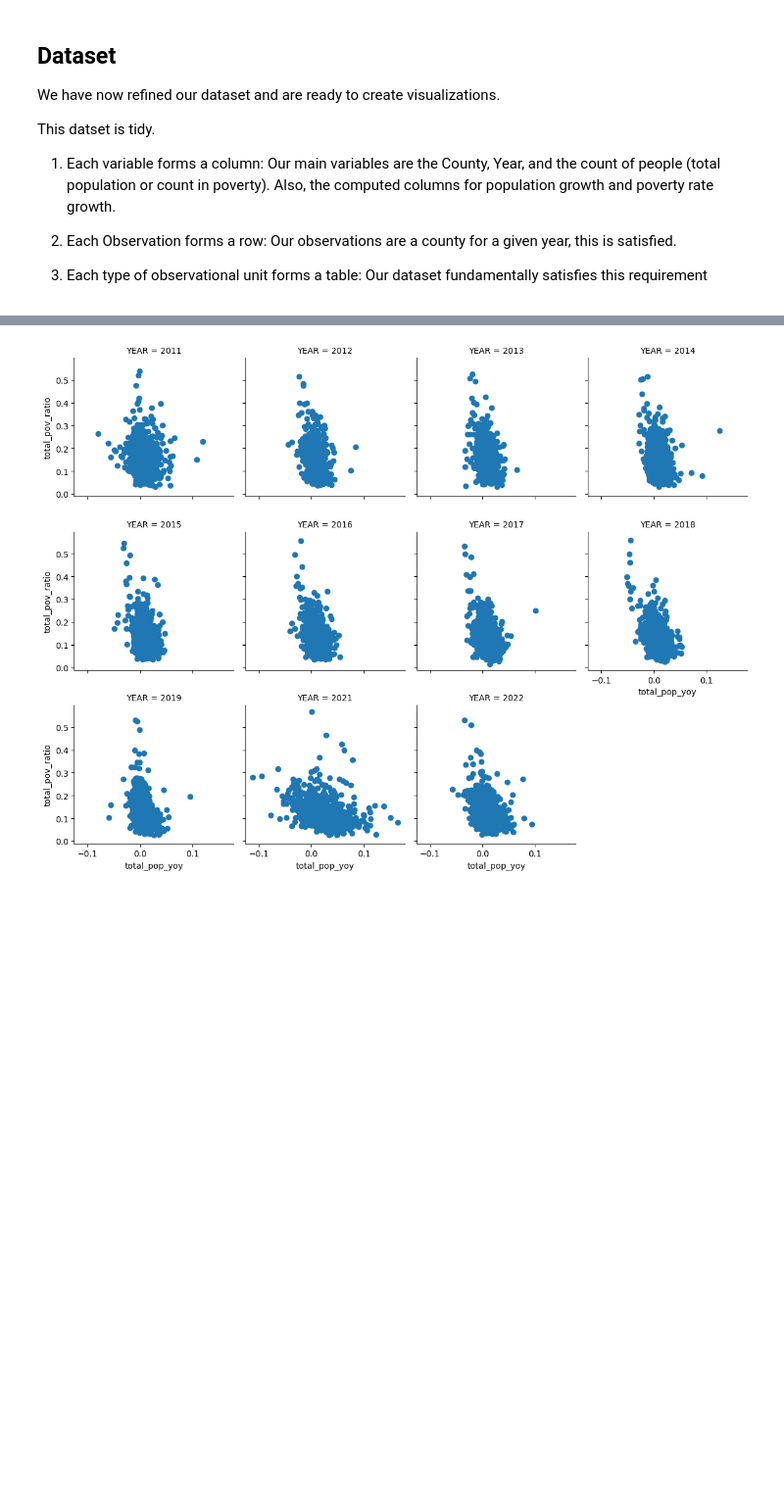
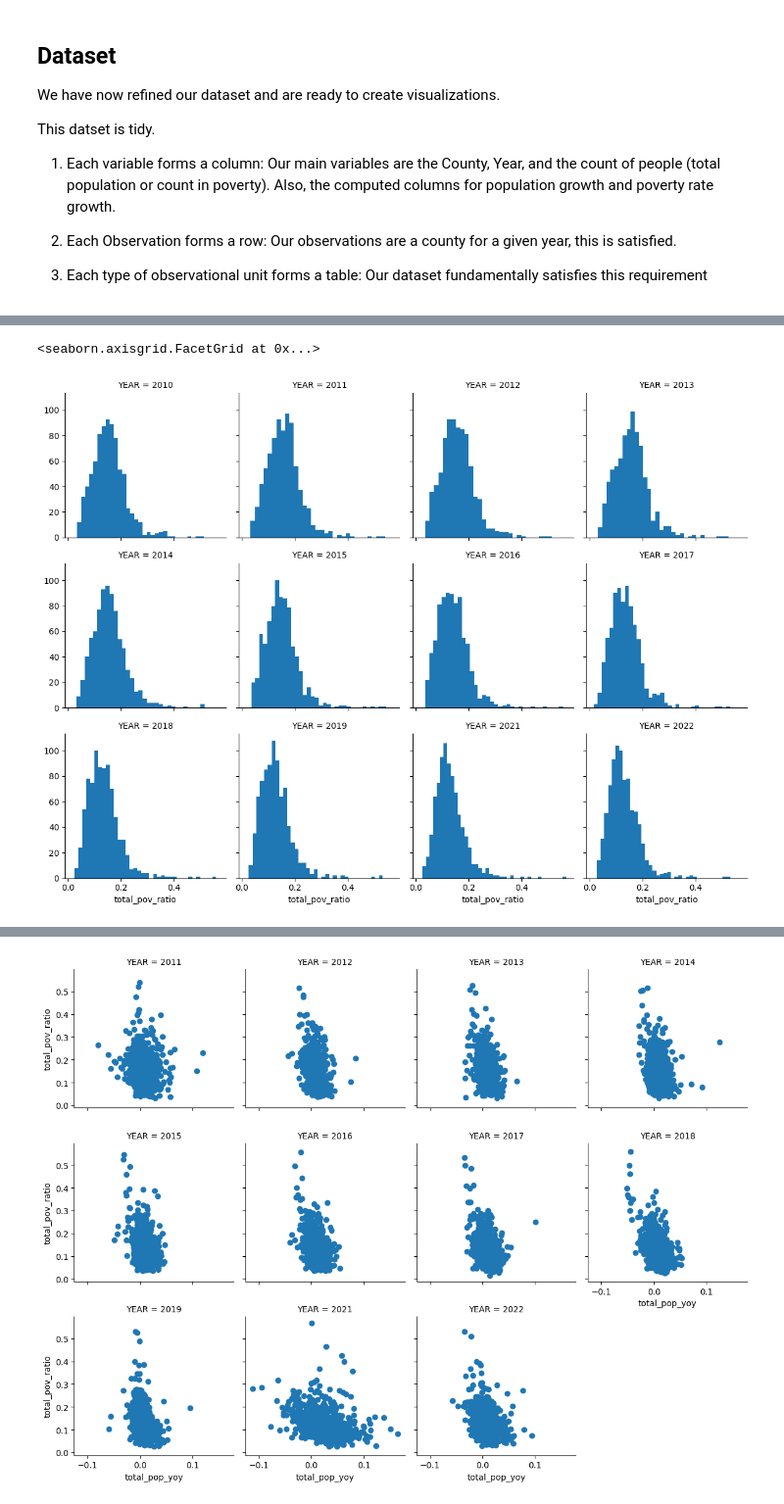
Before and after one commit to jacobshaw42/ds590_data_viz_project, a Jupyter notebook: js_first_nb.ipynb, the cells around one changed output, grey strips where cells are left out. Shown: that part at 98% size. Drawn from its saved outputs; the diff is of its cells as text; code cells hidden in the pictures; blank space fills up the shorter version.

```diff
--- a/js_first_nb.ipynb
+++ b/js_first_nb.ipynb
@@ -179,0 +173,12 @@ df_yoy.head()
+# %%
+import seaborn as sns
+import matplotlib.pyplot as plt
+
+def hist(x, **kwargs):
+    plt.hist(x, **kwargs)
+    plt.xticks()
+h = sns.FacetGrid(df_yoy, col="YEAR", col_wrap=4)
+h.map(hist, "total_pov_ratio", bins="fd")
+# %% [output]
+<seaborn.axisgrid.FacetGrid at 0x...>
+[figure, added]
```
Also changed, not shown: parts of 9 cells of this notebook.
